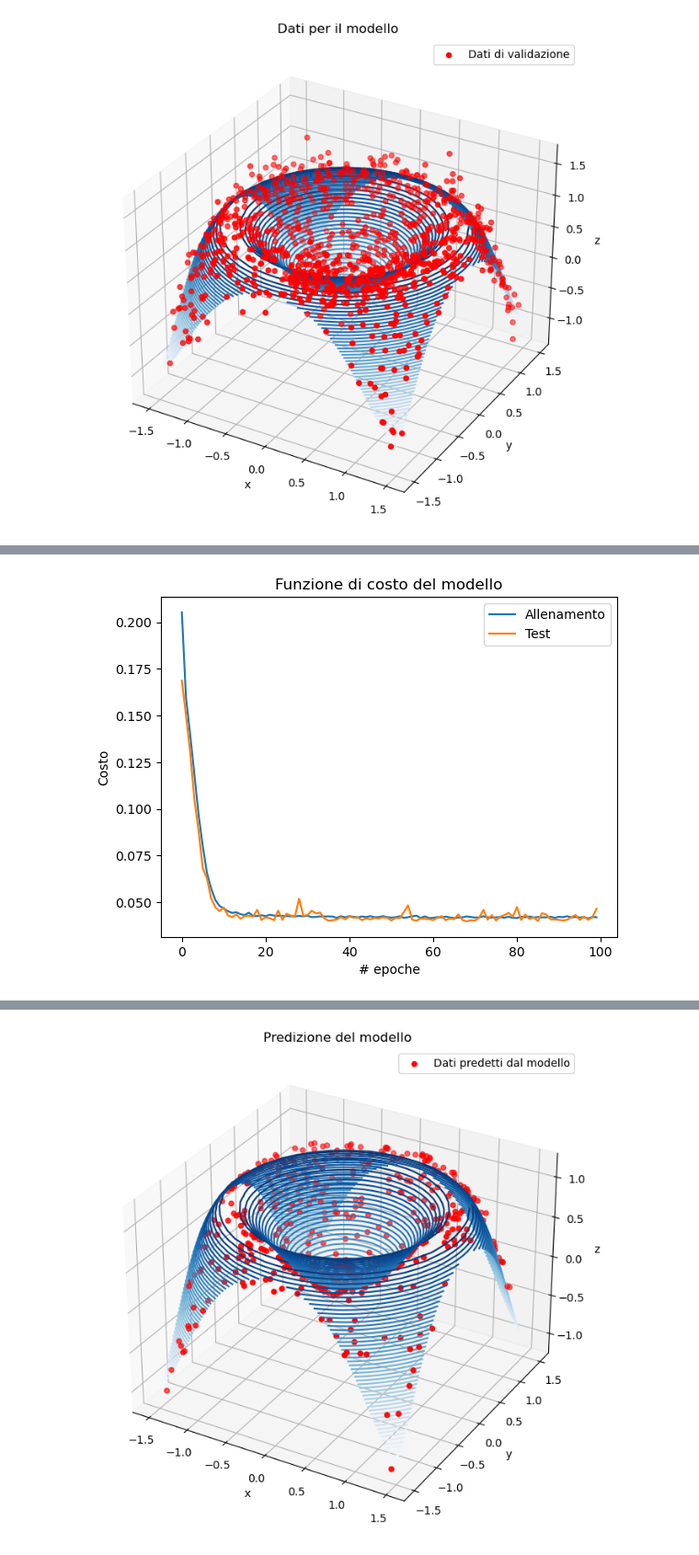
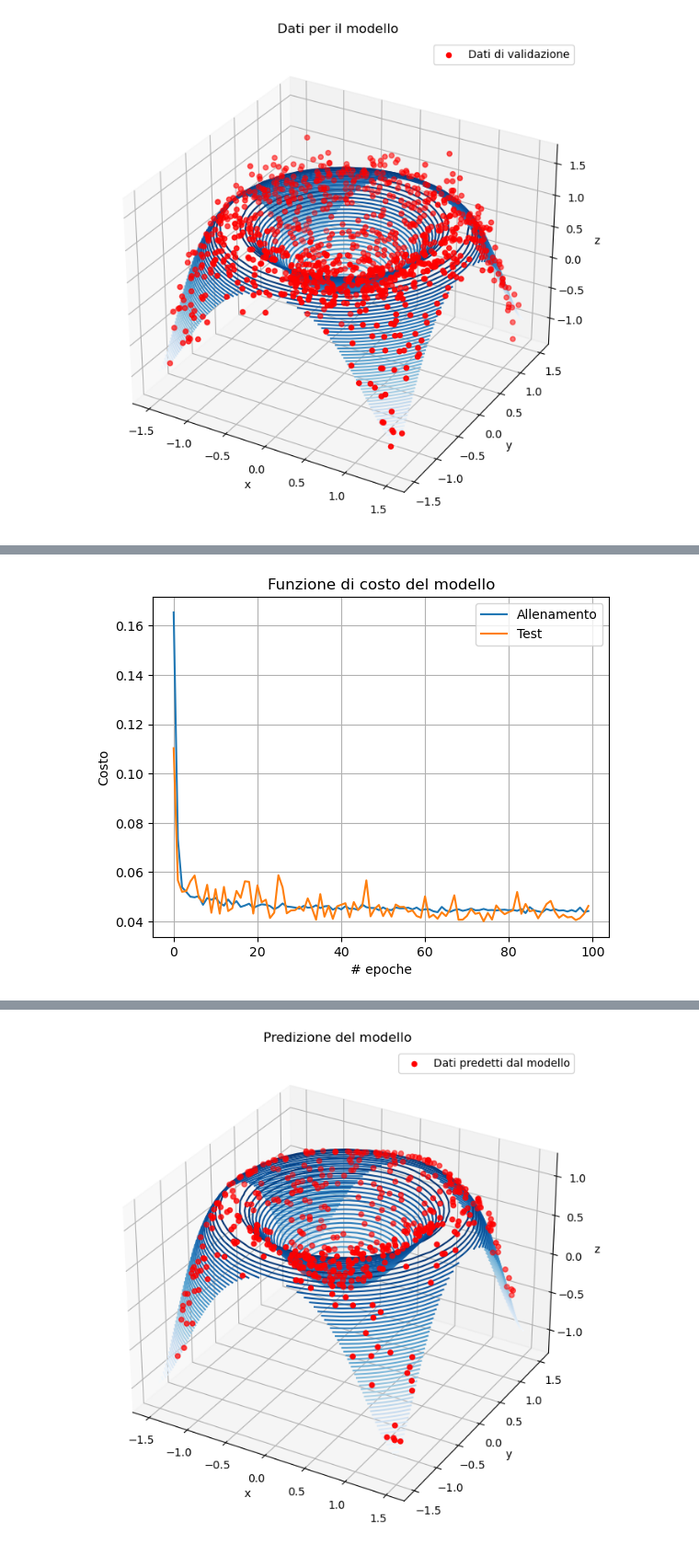
Before and after one commit to paolo-magnani/Esercizi_LSN, a Jupyter notebook: Es11/Paolo_Magnani_Esercitazione_11.ipynb, the cells around one changed output, grey strips where cells are left out. Shown at 92% size. Drawn from its saved outputs; the diff is of its cells as text; code cells hidden in the pictures.

```diff
--- a/Es11/Paolo_Magnani_Esercitazione_11.ipynb
+++ b/Es11/Paolo_Magnani_Esercitazione_11.ipynb
@@ -412,7 +422,7 @@ model.add(Dense(32, activation='LeakyReLU', input_shape=(2,)))
 model.add(Dense(32, activation='LeakyReLU'))
 model.add(Dense(1))
 
-model.compile(optimizer='adam', loss='mse', metrics=['mse'])
+model.compile(optimizer=Adam(lr=0.01), loss='mse', metrics=['mse'])
 model.summary()
 history = model.fit(x=data_train, y=z_train, batch_size=32, epochs=100, shuffle=True, validation_data=(data_valid, z_valid))
 # %% [output]
@@ -436,29 +446,30 @@ Epoch 100/100
 # %%
 plt.plot(history.history['loss'])
 plt.plot(history.history['val_loss'])
 plt.title('Funzione di costo del modello')
 plt.ylabel('Costo')
 plt.xlabel('# epoche')
 plt.legend(['Allenamento', 'Test'], loc='best')
+plt.grid(True)
 
 plt.show()
 
 fig = plt.figure(figsize=(8,8))
 ax = plt.axes(projection='3d')
 ax.set_title('Predizione del modello')
 x = np.linspace(-1.5, 1.5, 30)
 y = np.linspace(-1.5, 1.5, 30)
 X, Y = np.meshgrid(x, y)
 Z = F(X, Y)
 ax.contour3D(X, Y, Z, 50, cmap='Blues')
 
 data_pred = np.random.uniform(-1.5, 1.5, size=(500,2))
 ax.scatter(data_pred[:,0], data_pred[:,1],model.predict(data_pred), color='r', label='Dati predetti dal modello')
 ax.set_xlabel('x')
 ax.set_ylabel('y')
 ax.set_zlabel('z')
 ax.legend()
 
 plt.show()
 # %% [output]
-[figure, old version]
+[figure, new version]
@@ -466 +477 @@ plt.show()
-[figure, old version]
+[figure, new version]
```
Also changed, not shown: parts of 21 cells of this notebook.
